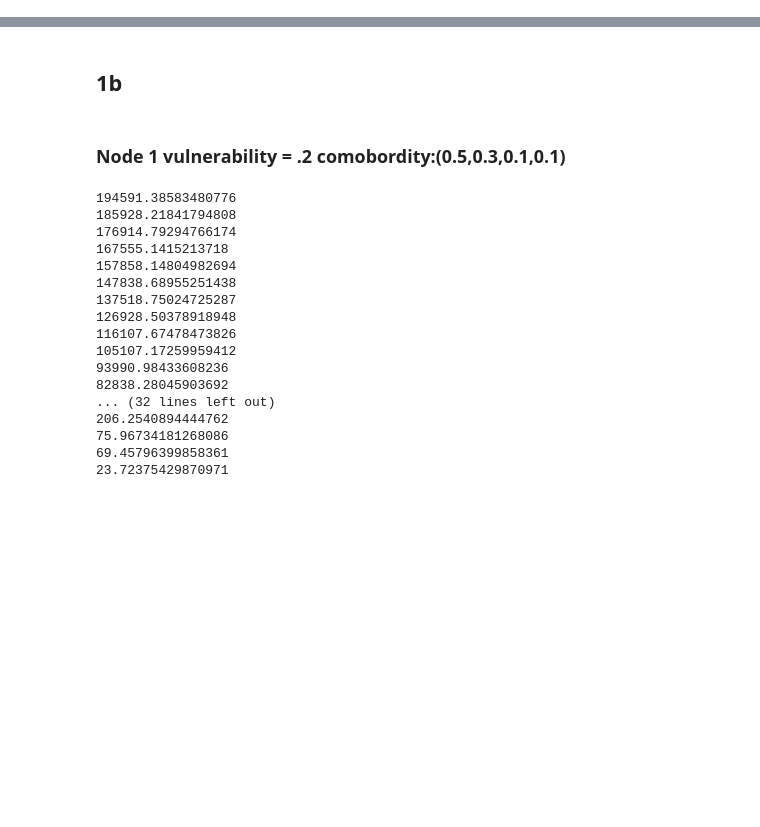
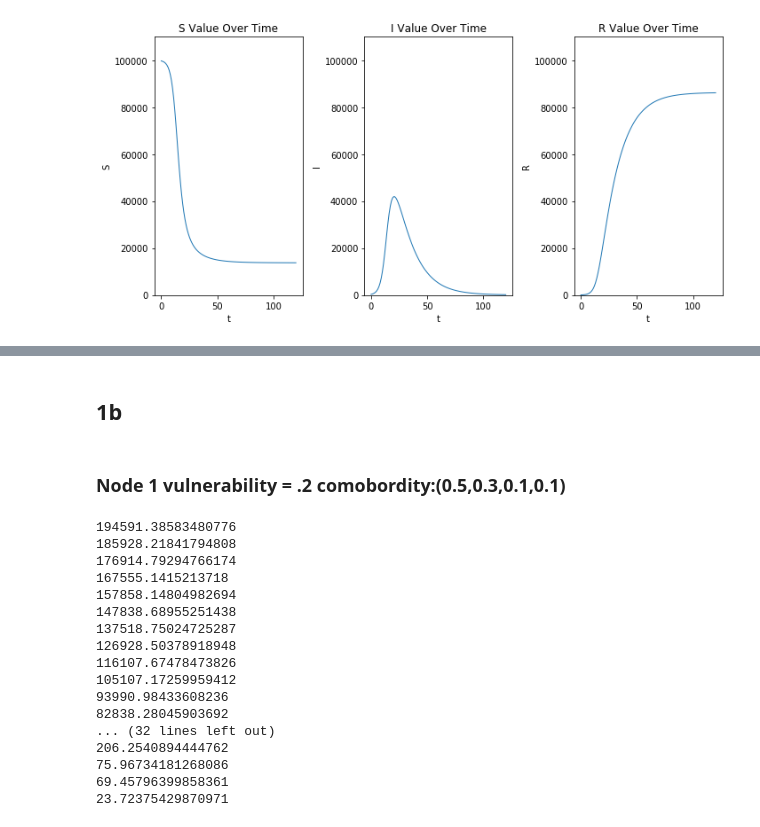
Before and after one commit to rtora/Monitoring-COVID-19-Infections-through-Wastewater-Surveillance, a Jupyter notebook: Part1.ipynb, the cells around one changed output, grey strips where cells are left out. Drawn from its saved outputs; the diff is of its cells as text; code cells hidden in the pictures; blank space fills up the shorter version.

```diff
--- a/Part1.ipynb
+++ b/Part1.ipynb
@@ -87 +97,38 @@ plt.show()
+# %%
+plt.figure(figsize=(10,5))
+
+# S_v,c
+
+plt.subplot(1,3,1)
+
+plt.plot(t, np.sum(soln_obj.sol(t)[0:16], axis = 0), linewidth=1)
+plt.xlabel("t")
+plt.ylabel("S")
+plt.ylim(-100, 110000)
+plt.title('S Value Over Time')
+
+
+plt.subplot(1,3,2)
+
+# I
+plt.plot(t, np.sum(soln_obj.sol(t)[16:20], axis = 0), linewidth=1)
+plt.xlabel("t")
+plt.ylabel("I")
+plt.ylim(-100, 110000)
+plt.title('I Value Over Time')
+
+
+plt.subplot(1,3,3)
+
+# R
+plt.plot(t, soln_obj.sol(t)[-1], linewidth=1)
+plt.xlabel("t")
+plt.ylabel("R")
+plt.ylim(-100, 110000)
+plt.title('R Value Over Time')
+
+plt.tight_layout()
+plt.show()
+# %% [output]
+[figure, added]
 # %%
```
Also changed, not shown: parts of 29 cells of this notebook.
